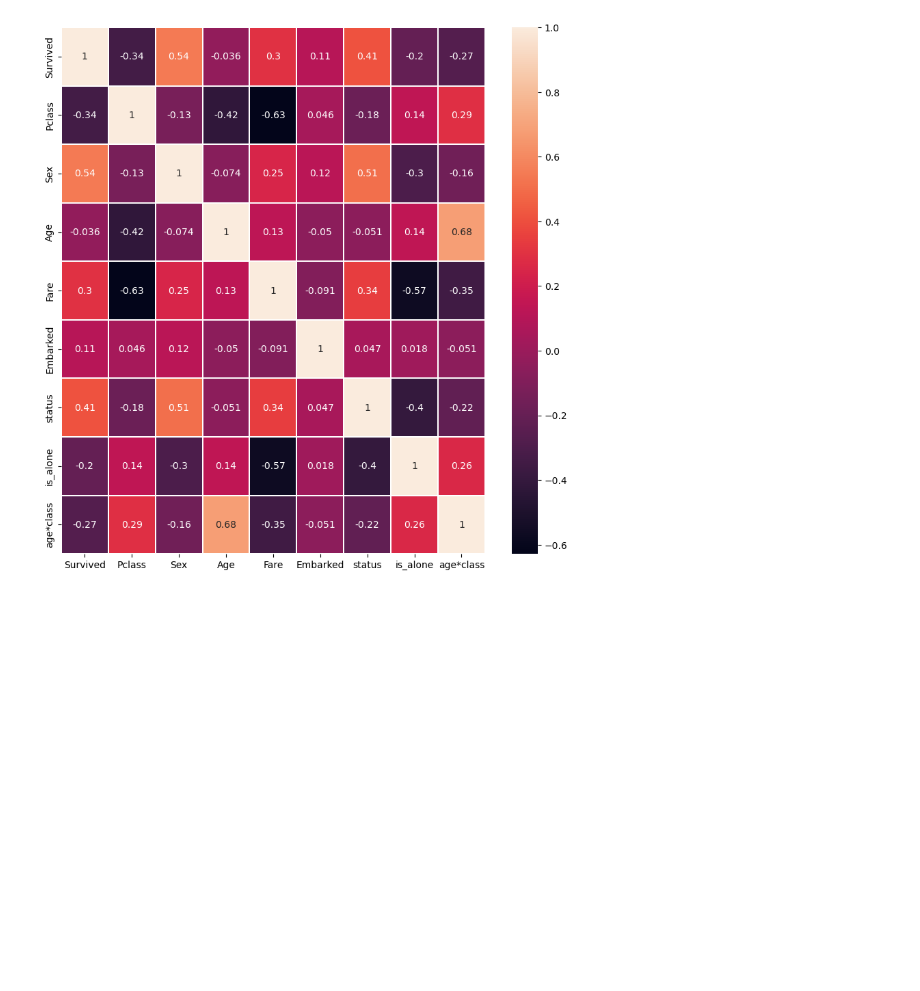
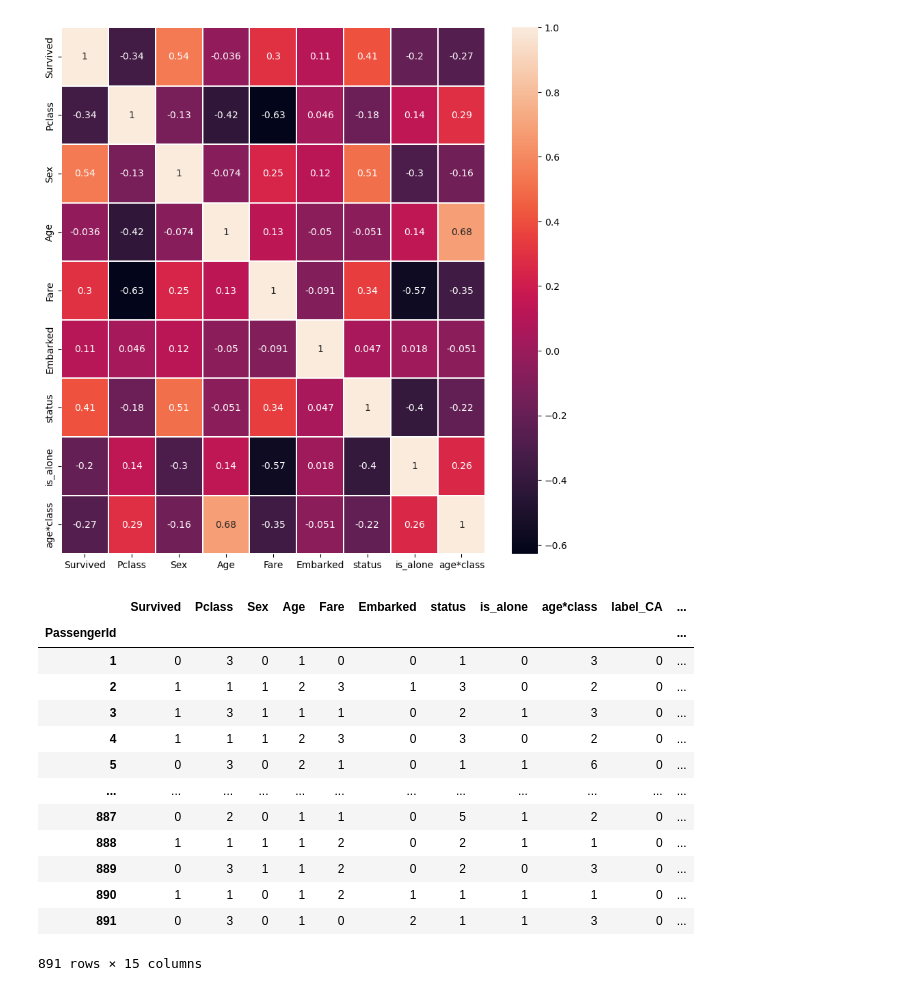
Before and after one commit to KuBaN658/kaggle, a Jupyter notebook: titanic/data_processing.ipynb, the cells around one changed output. Cells and saved outputs as stored; diff of their text form; code cells hidden in the pictures; blank space fills up the shorter version.

Commit message:
get dummies ticket random forest

```diff
--- a/titanic/data_processing.ipynb
+++ b/titanic/data_processing.ipynb
@@ -329,6 +329,26 @@ sns.heatmap(X_train.corr(numeric_only=True),annot=True,linewidths=.1)
 plt.show()
 # %% [output]
 [figure]
+# %%
+X_train = pd.get_dummies(X_train, drop_first=True)
+X_test = pd.get_dummies(X_test, drop_first=True)
+# %%
+X_train
+# %% [output]
+|  | Survived | Pclass | Sex | Age | Fare | Embarked | status | is_alone | age*class | label_CA | ... |
+| PassengerId |  |  |  |  |  |  |  |  |  |  | ... |
+| 1 | 0 | 3 | 0 | 1 | 0 | 0 | 1 | 0 | 3 | 0 | ... |
+| 2 | 1 | 1 | 1 | 2 | 3 | 1 | 3 | 0 | 2 | 0 | ... |
+| 3 | 1 | 3 | 1 | 1 | 1 | 0 | 2 | 1 | 3 | 0 | ... |
+| 4 | 1 | 1 | 1 | 2 | 3 | 0 | 3 | 0 | 2 | 0 | ... |
+| 5 | 0 | 3 | 0 | 2 | 1 | 0 | 1 | 1 | 6 | 0 | ... |
+| ... | ... | ... | ... | ... | ... | ... | ... | ... | ... | ... | ... |
+| 887 | 0 | 2 | 0 | 1 | 1 | 0 | 5 | 1 | 2 | 0 | ... |
+| 888 | 1 | 1 | 1 | 1 | 2 | 0 | 2 | 1 | 1 | 0 | ... |
+| 889 | 0 | 3 | 1 | 1 | 2 | 0 | 2 | 0 | 3 | 0 | ... |
+| 890 | 1 | 1 | 0 | 1 | 2 | 1 | 1 | 1 | 1 | 0 | ... |
+| 891 | 0 | 3 | 0 | 1 | 0 | 2 | 1 | 1 | 3 | 0 | ... |
+891 rows × 15 columns
 # %%
 X_train.to_csv("data/X_train.csv")
 X_test.to_csv("data/X_test.csv")
```
Also changed, not shown: parts of 13 cells of this notebook, 5 other files.
